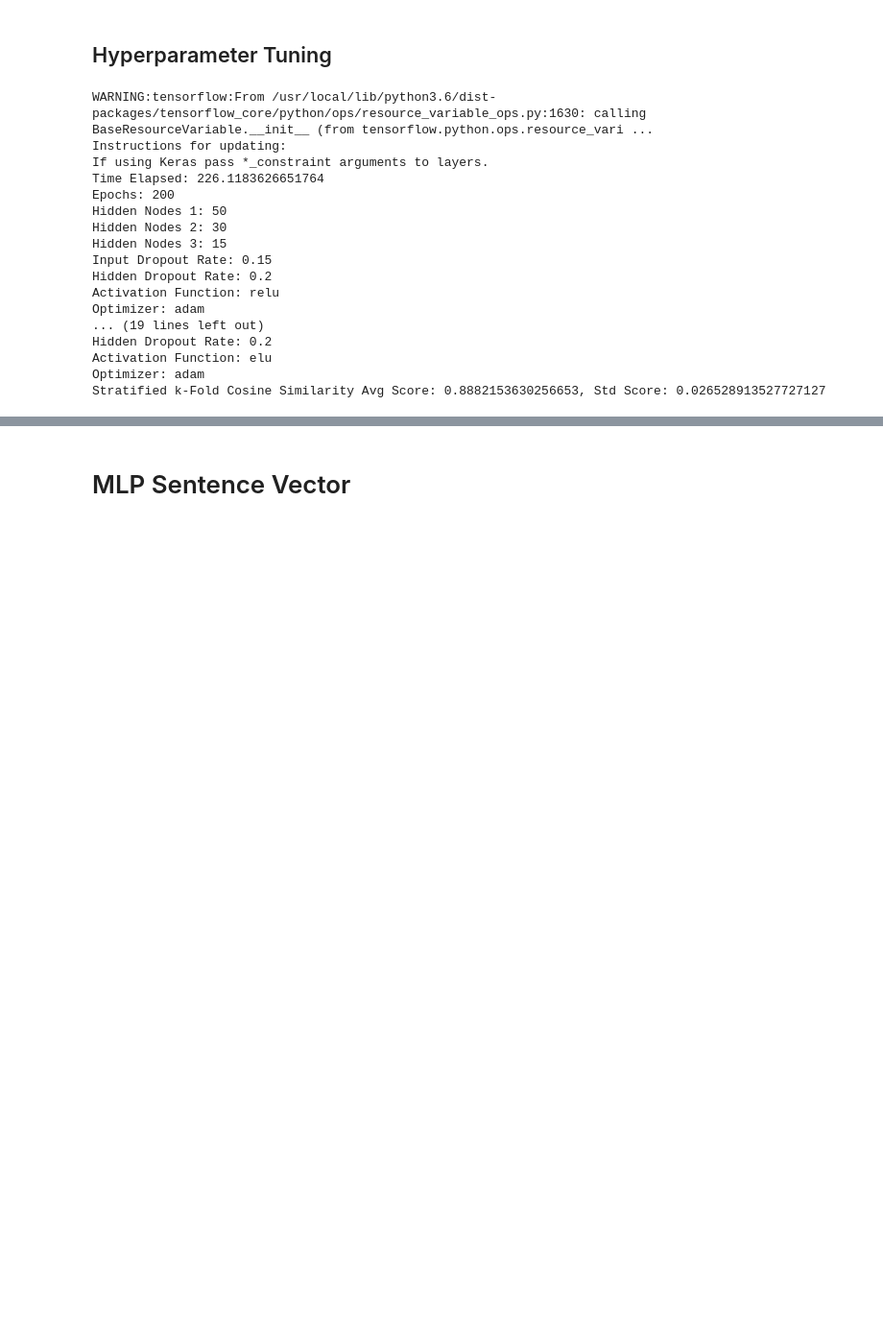
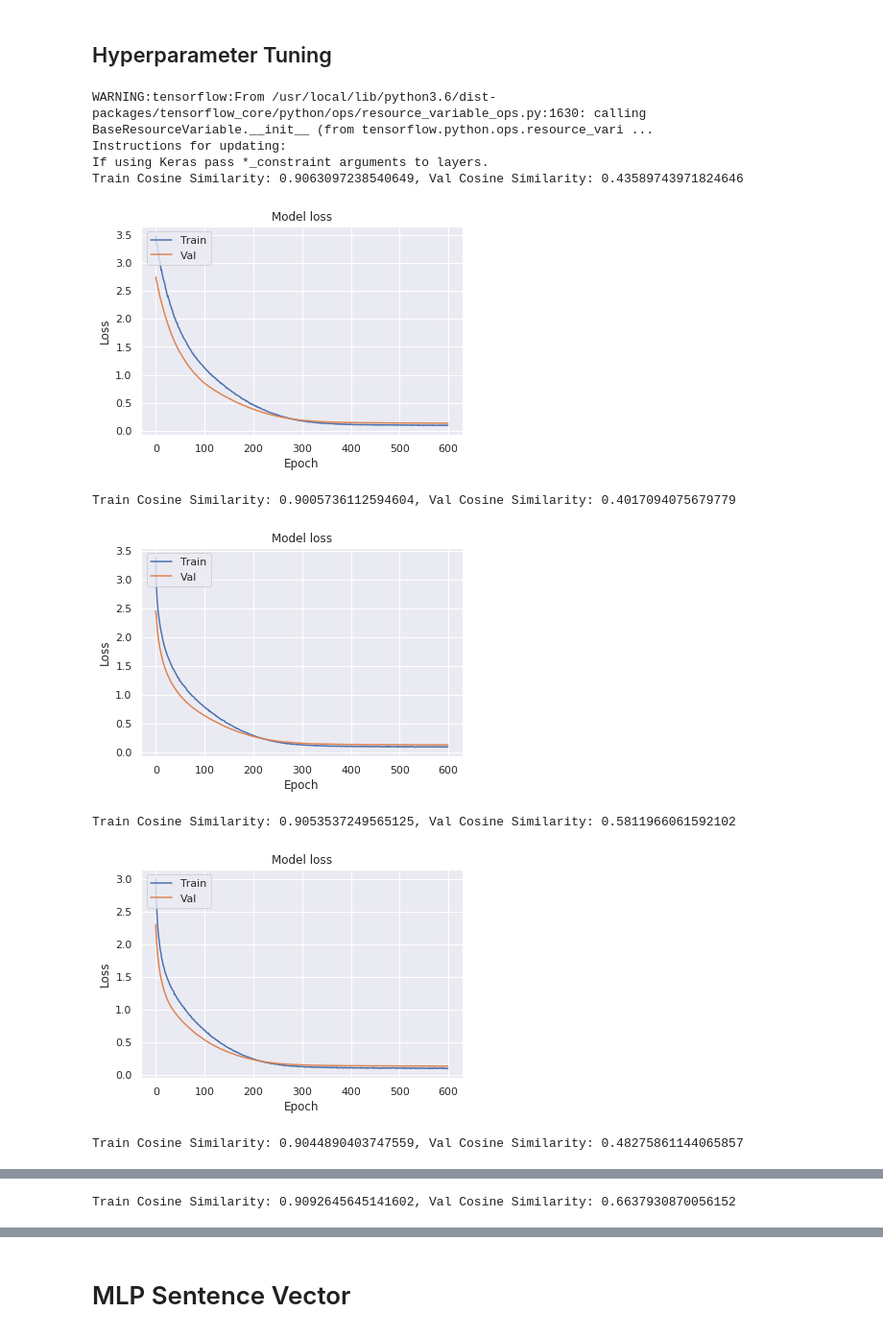
Before and after one commit to louisowen6/NLP_Stacking_Ensemble, a Jupyter notebook: Model/MLP.ipynb, the cells around one changed output, grey strips where cells are left out. Shown at 96% size. Cells and saved outputs as stored; diff of their text form; code cells hidden in the pictures; blank space fills up the shorter version.

```diff
--- a/Model/MLP.ipynb
+++ b/Model/MLP.ipynb
@@ -29,13 +27,24 @@ drive = GoogleDrive(gauth)
 import warnings
 warnings.filterwarnings("ignore")
 
+#For Feature Engineering
+import re
+from scipy import sparse as sp
+import string
+import nltk
+from nltk.tokenize import wordpunct_tokenize,TweetTokenizer
+from sklearn.impute import KNNImputer
+from matplotlib import pyplot as plt
+import seaborn as sns
+sns.set()
+
 import pandas as pd
 import numpy as np
 import gensim
-import nltk
 from time import time
 from sklearn.model_selection import train_test_split,StratifiedKFold
 from sklearn.metrics.pairwise import cosine_similarity
+
 
 # Run it to obtain reproducible results across machines (from keras.io)
 from __future__ import print_function
@@ -55,7 +64,9 @@ K.set_session(sess)
 #For Neural Network
 from tensorflow.keras.models import Sequential
 from tensorflow.keras.models import Model
-from tensorflow.keras.layers import Input, Dense, Concatenate, Reshape, Dropout, Activation,Embedding,Flatten
+from tensorflow.keras.layers import Input, Dense, Concatenate, Reshape, Dropout, Activation,Embedding,Flatten,BatchNormalization
+from tensorflow.keras import optimizers
+from tensorflow.keras import regularizers
 # %% [output]
 The default version of TensorFlow in Colab will soon switch to TensorFlow 2.x.
 We recommend you upgrade now or ensure your notebook will continue to use TensorFlow 1.x via the %tensorflow_version 1.x magic: more info.
@@ -111,6 +119,13 @@ downloaded = drive.CreateFile({'id':id})
 downloaded.GetContentFile('df_test_final.csv')
 df_test = pd.read_csv('df_test_final.csv')
 df_test=df_test.drop(['Unnamed: 0','index'],1)
+
+df_train=df_train.drop(columns=['W2V_50_Means','GloVe40_Means',
+                                'NER_DATE','NER_DURATION','NER_LOCATION','NER_MONEY','NER_NUMBER','NER_ORDINAL','NER_ORGANIZATION','NER_PERCENT','NER_PERSON','NER_SET','NER_TIME',
+                                'created_at','official_account','sentiment','total_likes'])
+df_test=df_test.drop(columns=['W2V_50_Means','GloVe40_Means',
+                              'NER_DATE','NER_DURATION','NER_LOCATION','NER_MONEY','NER_NUMBER','NER_ORDINAL','NER_ORGANIZATION','NER_PERCENT','NER_PERSON','NER_SET','NER_TIME',
+                              'created_at','official_account','sentiment','total_likes'])
 # %% [output]
 19nc79hUNZP0xH2IssgSQQTWxNjqAQZnT
 1cDKGfay0oLkGQM0jz4nyk6c9CoE2YIpi
@@ -338,22 +593,19 @@ df_train.head()
 # %% [markdown]
 ## Hyperparameter Tuning
 # %%
-grid_model(df_train,hidden_nodes_1=50,hidden_nodes_2=30,hidden_nodes_3=15,input_dropout=0.15,hidden_dropout=0.2,activation_list=['relu','tanh','elu'],optimizer='adam',epochs=200,two_layer=False,sentence_vector=False)
+optimizer=optimizers.Adam(learning_rate=0.00005)
+
+grid_model(df_train,hidden_nodes_1=50,hidden_nodes_2=30,hidden_nodes_3=15,
+           input_dropout=0.25,hidden_dropout=0.2,l2_regularizer=0.01,batch_normalization=False,
+           activation_list=['relu'],optimizer=optimizer,epochs=600,two_layer=False,sentence_vector=False)
 # %% [output]
 WARNING:tensorflow:From /usr/local/lib/python3.6/dist-packages/tensorflow_core/python/ops/resource_variable_ops.py:1630: calling BaseResourceVariable.__init__ (from tensorflow.python.ops.resource_vari ...
 Instructions for updating:
 If using Keras pass *_constraint arguments to layers.
-Time Elapsed: 226.1183626651764
-Epochs: 200
-Hidden Nodes 1: 50
-Hidden Nodes 2: 30
-Hidden Nodes 3: 15
-Input Dropout Rate: 0.15
-Hidden Dropout Rate: 0.2
-Activation Function: relu
-Optimizer: adam
-... (19 lines left out)
-Hidden Dropout Rate: 0.2
-Activation Function: elu
-Optimizer: adam
-Stratified k-Fold Cosine Similarity Avg Score: 0.8882153630256653, Std Score: 0.026528913527727127
+Train Cosine Similarity: 0.9063097238540649, Val Cosine Similarity: 0.43589743971824646
+[figure, added]
+Train Cosine Similarity: 0.9005736112594604, Val Cosine Similarity: 0.4017094075679779
+[figure, added]
+Train Cosine Similarity: 0.9053537249565125, Val Cosine Similarity: 0.5811966061592102
+[figure, added]
+Train Cosine Similarity: 0.9044890403747559, Val Cosine Similarity: 0.48275861144065857
@@ -359,0 +613 @@ Stratified k-Fold Cosine Similarity Avg Score: 0.8882153630256653, Std Score: 0.
+Train Cosine Similarity: 0.9092645645141602, Val Cosine Similarity: 0.6637930870056152
```
Also changed, not shown: parts of 42 cells of this notebook.
